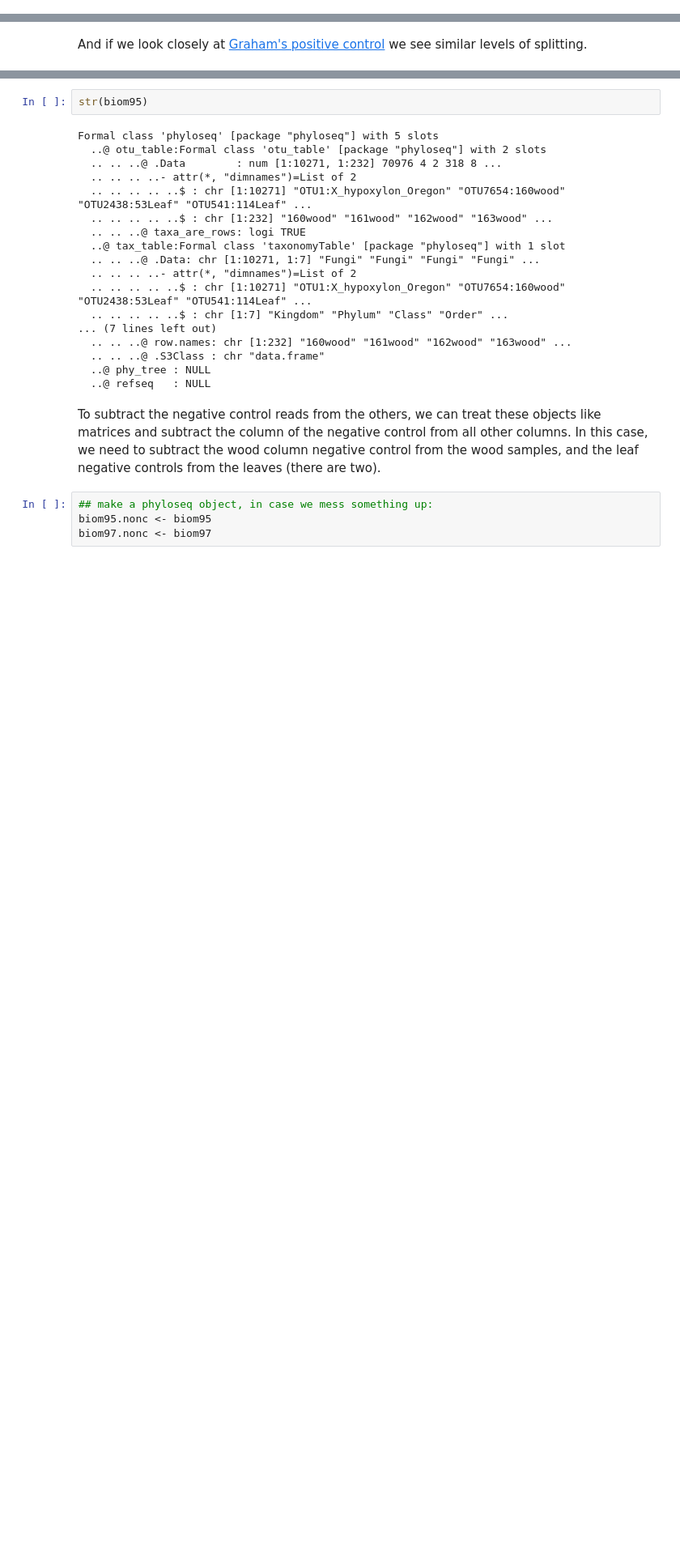
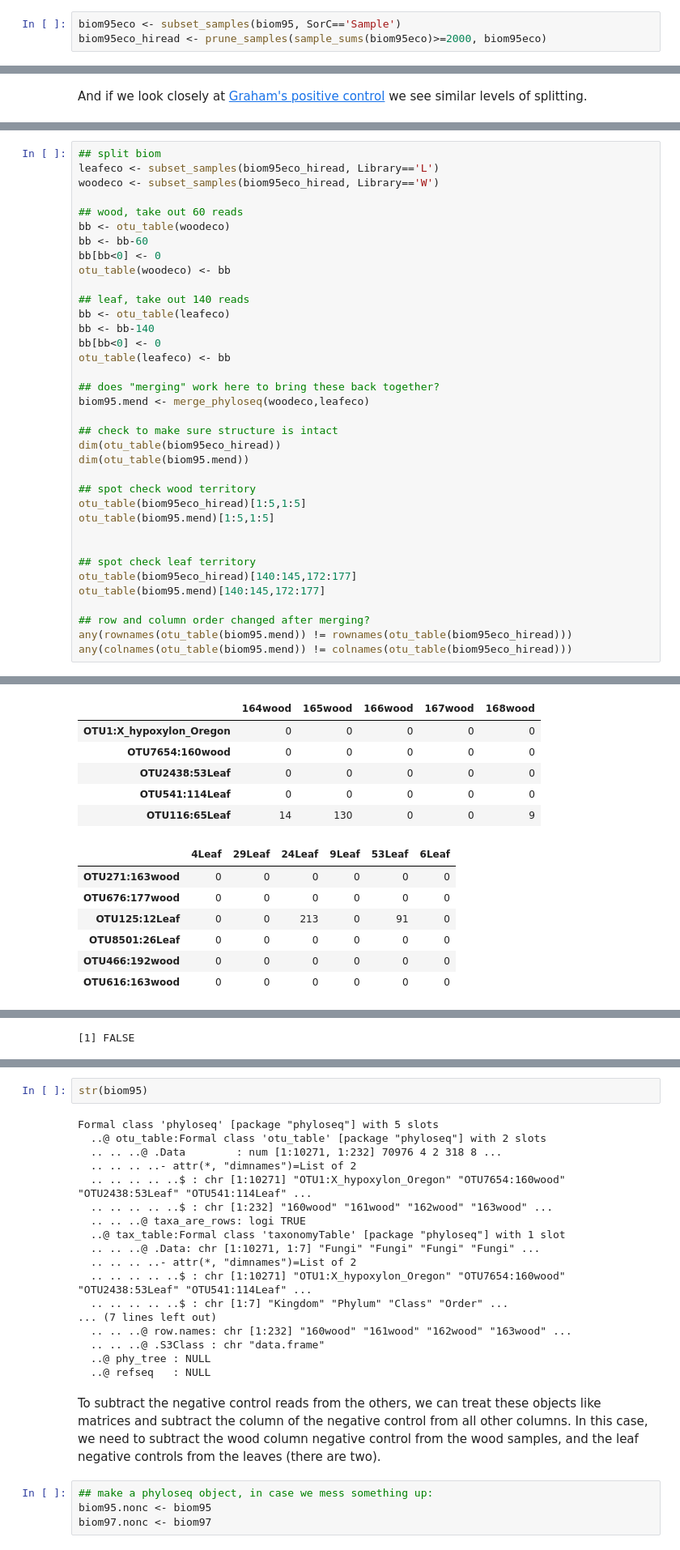
Before and after one commit to danchurch/taiwan_combined_stats, a Jupyter notebook: XylariaLeafWoodStats.ipynb, the cells around one changed output, grey strips where cells are left out. Shown at 81% size. Cells and saved outputs as stored; diff of their text form; blank space fills up the shorter version.

```diff
--- a/XylariaLeafWoodStats.ipynb
+++ b/XylariaLeafWoodStats.ipynb
@@ -578,0 +594,3 @@ The ITS distributions are much more even among the OTUs. There is more splitting
+# %%
+biom95eco <- subset_samples(biom95, SorC=='Sample')
+biom95eco_hiread <- prune_samples(sample_sums(biom95eco)>=2000, biom95eco)
@@ -594,0 +617,37 @@ For now, let's choose a minimum OTU-per-sample cutoff of 60 reads. In my positiv
+# %%
+## split biom
+leafeco <- subset_samples(biom95eco_hiread, Library=='L')
+woodeco <- subset_samples(biom95eco_hiread, Library=='W')
+
+## wood, take out 60 reads
+bb <- otu_table(woodeco)
+bb <- bb-60
+bb[bb<0] <- 0
+otu_table(woodeco) <- bb
+
+## leaf, take out 140 reads
+bb <- otu_table(leafeco)
+bb <- bb-140
+bb[bb<0] <- 0
+otu_table(leafeco) <- bb
+
+## does "merging" work here to bring these back together?
+biom95.mend <- merge_phyloseq(woodeco,leafeco)
+
+## check to make sure structure is intact
+dim(otu_table(biom95eco_hiread))
+dim(otu_table(biom95.mend))
+
+## spot check wood territory
+otu_table(biom95eco_hiread)[1:5,1:5]
+otu_table(biom95.mend)[1:5,1:5]
+
+
+## spot check leaf territory
+otu_table(biom95eco_hiread)[140:145,172:177]
+otu_table(biom95.mend)[140:145,172:177]
+
+## row and column order changed after merging?
+any(rownames(otu_table(biom95.mend)) != rownames(otu_table(biom95eco_hiread)))
+any(colnames(otu_table(biom95.mend)) != colnames(otu_table(biom95eco_hiread)))
+# %% [output]
@@ -594,0 +662,13 @@ For now, let's choose a minimum OTU-per-sample cutoff of 60 reads. In my positiv
+|  | 164wood | 165wood | 166wood | 167wood | 168wood |
+| OTU1:X_hypoxylon_Oregon | 0 | 0 | 0 | 0 | 0 |
+| OTU7654:160wood | 0 | 0 | 0 | 0 | 0 |
+| OTU2438:53Leaf | 0 | 0 | 0 | 0 | 0 |
+| OTU541:114Leaf | 0 | 0 | 0 | 0 | 0 |
+| OTU116:65Leaf | 14 | 130 | 0 | 0 | 9 |
+|  | 4Leaf | 29Leaf | 24Leaf | 9Leaf | 53Leaf | 6Leaf |
+| OTU271:163wood | 0 | 0 | 0 | 0 | 0 | 0 |
+| OTU676:177wood | 0 | 0 | 0 | 0 | 0 | 0 |
+| OTU125:12Leaf | 0 | 0 | 213 | 0 | 91 | 0 |
+| OTU8501:26Leaf | 0 | 0 | 0 | 0 | 0 | 0 |
+| OTU466:192wood | 0 | 0 | 0 | 0 | 0 | 0 |
+| OTU616:163wood | 0 | 0 | 0 | 0 | 0 | 0 |
@@ -594,0 +682 @@ For now, let's choose a minimum OTU-per-sample cutoff of 60 reads. In my positiv
+[1] FALSE
```
Also changed, not shown: parts of 12 cells of this notebook.
